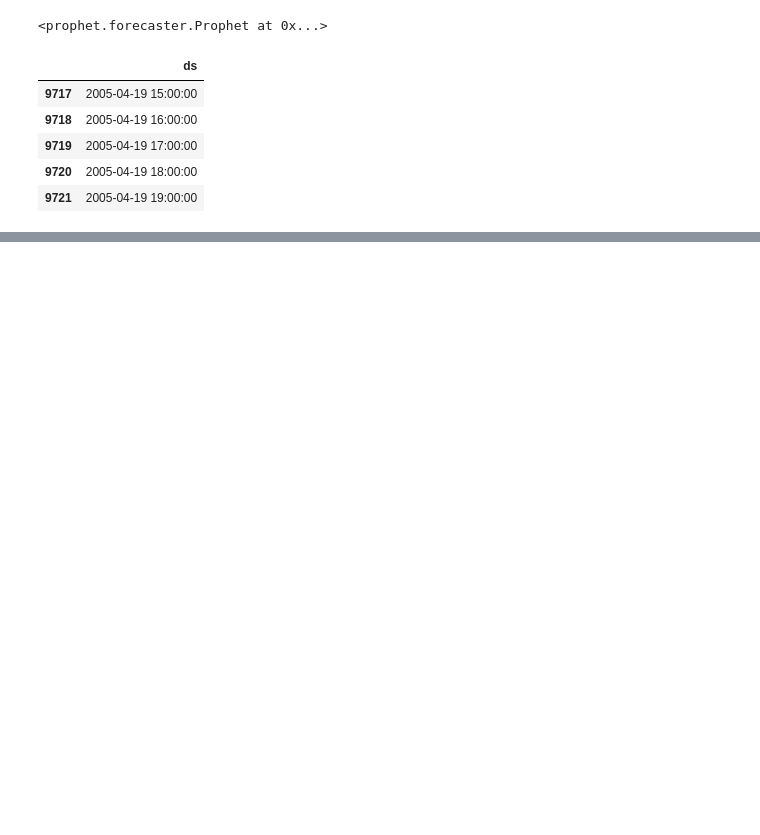
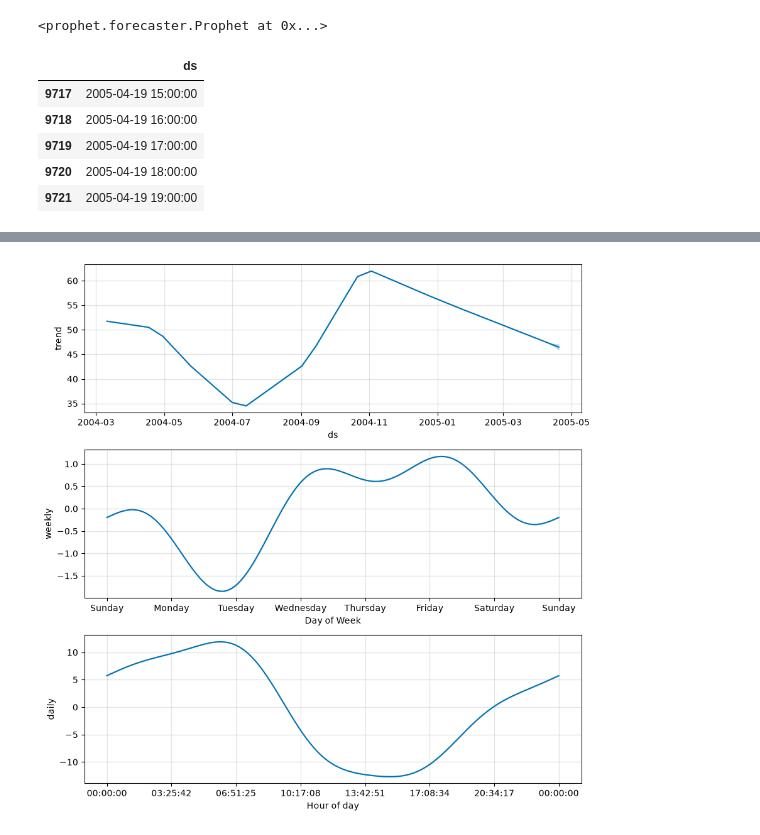
Before and after one commit to Deepanker005/Aqi_Forecast, a Jupyter notebook: AQI Forecast.ipynb, the cells around one changed output, grey strips where cells are left out. Cells and saved outputs as stored; diff of their text form; code cells hidden in the pictures; blank space fills up the shorter version.

```diff
--- a/AQI Forecast.ipynb
+++ b/AQI Forecast.ipynb
@@ -384,0 +389,4 @@ forecast[['ds', 'yhat', 'yhat_lower', 'yhat_upper']].tail()
+# %%
+fig2 = model.plot_components(forecast)
+# %% [output]
+[figure, added]
```
Also changed, not shown: parts of 3 cells of this notebook.
